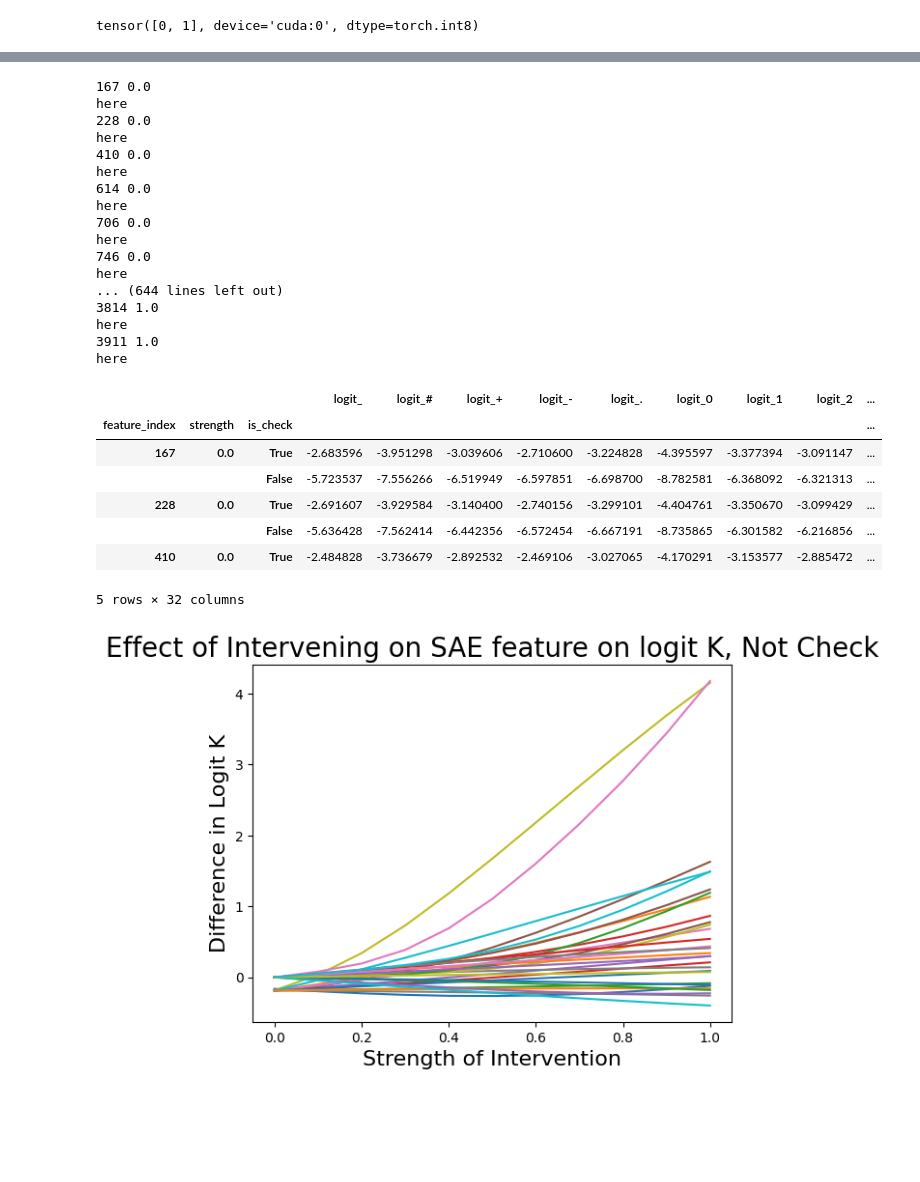
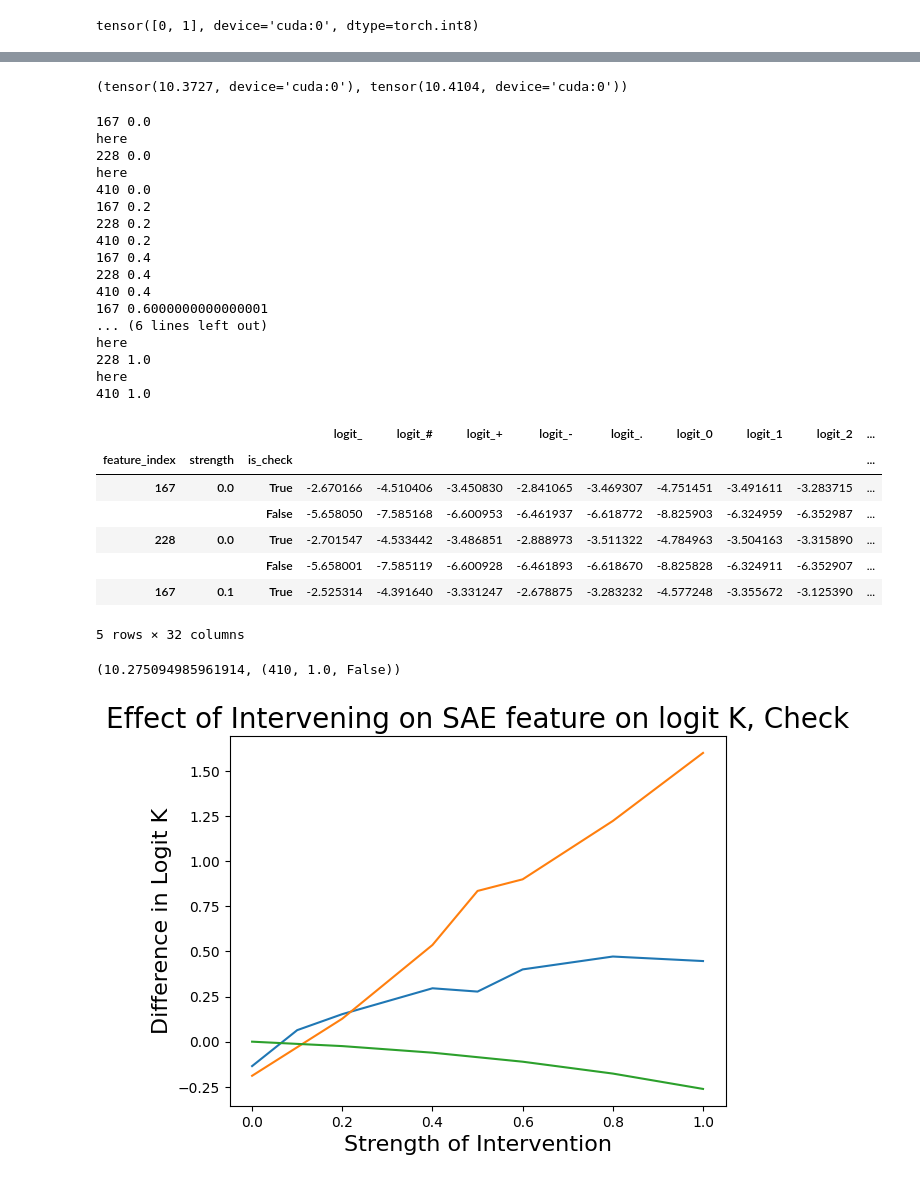
Before and after one commit to jkutaso/chessgpt_sae, a Jupyter notebook: logit_attribution.ipynb, the cells around one changed output, grey strips where cells are left out. Saved outputs shown, nothing was run; the diff lists cells and outputs as text; code cells hidden in the pictures; blank space fills up the shorter version.

Commit message:
Recreating some plots

```diff
--- a/logit_attribution.ipynb
+++ b/logit_attribution.ipynb
@@ -188,7 +188,7 @@ def get_intervened_logits(feature_list, strength):
 
     return averaged_intervened_logits_check, averaged_intervened_logits_not_check
 # %%
-example_strength = 0.3
+example_strength = 0.0
 averaged_baseline_logits_check, averaged_baseline_logits_not_check = get_baseline_logits()
 averaged_intervened_logits_check, averaged_intervened_logits_not_check = get_intervened_logits(features_for_check_state, example_strength)
 averaged_diff_logits_check = averaged_intervened_logits_check - averaged_baseline_logits_check
@@ -229,3 +229,7 @@ plt.show()
+# %%
+averaged_intervened_logits_check[meta['stoi']['K']], averaged_baseline_logits_check[meta['stoi']['K']]
+# %% [output]
+(tensor(10.3727, device='cuda:0'), tensor(10.4104, device='cuda:0'))
 # %%
 # Let's try to sweep over different strengths and perhaps separate out different features
 intervened_dict_path = 'data/averaged_intervened_logits_dict.pt'
@@ -235,7 +239,7 @@ if os.path.exists(intervened_dict_path):
 else:
     averaged_intervened_logits_dict = {}
 
-for strength in np.linspace(0, 1, 11):
+for strength in np.linspace(0, 1, 6):
     for feature_index in features_for_check_state:
         feature_index = feature_index.item()
         print(feature_index, strength)
@@ -243,6 +247,7 @@ for strength in np.linspace(0, 1, 11):
             print('here')
             continue
         averaged_intervened_logits_check, averaged_intervened_logits_not_check = get_intervened_logits([feature_index], strength)
+
         t.cuda.empty_cache()
         averaged_intervened_logits_dict[(feature_index, strength, True)] = averaged_intervened_logits_check
         averaged_intervened_logits_dict[(feature_index, strength, False)] = averaged_intervened_logits_not_check
@@ -254,18 +259,18 @@ here
 228 0.0
 here
 410 0.0
+167 0.2
+228 0.2
+410 0.2
+167 0.4
+228 0.4
+410 0.4
+167 0.6000000000000001
+... (6 lines left out)
 here
-614 0.0
+228 1.0
 here
-706 0.0
-here
-746 0.0
-here
-... (644 lines left out)
-3814 1.0
-here
-3911 1.0
-here
+410 1.0
 # %%
 intervened_df = pd.DataFrame()
 for key, value in averaged_intervened_logits_dict.items():
@@ -279,30 +284,34 @@ intervened_df.head()
 # %% [output]
 |  |  |  | logit_ | logit_# | logit_+ | logit_- | logit_. | logit_0 | logit_1 | logit_2 | ... |
 | feature_index | strength | is_check |  |  |  |  |  |  |  |  | ... |
-| 167 | 0.0 | True | -2.683596 | -3.951298 | -3.039606 | -2.710600 | -3.224828 | -4.395597 | -3.377394 | -3.091147 | ... |
-|  |  | False | -5.723537 | -7.556266 | -6.519949 | -6.597851 | -6.698700 | -8.782581 | -6.368092 | -6.321313 | ... |
-| 228 | 0.0 | True | -2.691607 | -3.929584 | -3.140400 | -2.740156 | -3.299101 | -4.404761 | -3.350670 | -3.099429 | ... |
-|  |  | False | -5.636428 | -7.562414 | -6.442356 | -6.572454 | -6.667191 | -8.735865 | -6.301582 | -6.216856 | ... |
-| 410 | 0.0 | True | -2.484828 | -3.736679 | -2.892532 | -2.469106 | -3.027065 | -4.170291 | -3.153577 | -2.885472 | ... |
+| 167 | 0.0 | True | -2.670166 | -4.510406 | -3.450830 | -2.841065 | -3.469307 | -4.751451 | -3.491611 | -3.283715 | ... |
+|  |  | False | -5.658050 | -7.585168 | -6.600953 | -6.461937 | -6.618772 | -8.825903 | -6.324959 | -6.352987 | ... |
+| 228 | 0.0 | True | -2.701547 | -4.533442 | -3.486851 | -2.888973 | -3.511322 | -4.784963 | -3.504163 | -3.315890 | ... |
+|  |  | False | -5.658001 | -7.585119 | -6.600928 | -6.461893 | -6.618670 | -8.825828 | -6.324911 | -6.352907 | ... |
+| 167 | 0.1 | True | -2.525314 | -4.391640 | -3.331247 | -2.678875 | -3.283232 | -4.577248 | -3.355672 | -3.125390 | ... |
 5 rows × 32 columns
+# %%
+intervened_df.loc[(167, 0, True)].logit_K, key
+# %% [output]
+(10.275094985961914, (410, 1.0, False))
 # %%
-use_only_check = False
+use_only_check = True
 if use_only_check:
     filtered_df = intervened_df[intervened_df.index.get_level_values('is_check')]
     diff_df = filtered_df - averaged_baseline_logits_check.cpu().numpy()
 else:
     filtered_df = intervened_df[intervened_df.index.get_level_values('is_check') == False]
     diff_df = filtered_df - averaged_baseline_logits_not_check.cpu().numpy()
 for feature in diff_df.index.get_level_values('feature_index').unique():
-    sub_df = diff_df.loc[feature]
+    sub_df = diff_df.loc[feature].sort_values('strength')
     plt.plot(sub_df.index.get_level_values('strength'), sub_df['logit_K'], label=f'Feature {feature}')
 plt.title(f"Effect of Intervening on SAE feature on logit K, {'Check' if use_only_check else 'Not Check'}", fontsize=20)
 plt.xlabel("Strength of Intervention", fontsize=16)
 plt.ylabel("Difference in Logit K", fontsize=16)
 plt.savefig(f'plots/logit_diff_K_vs_strength_all_features_{"check" if use_only_check else "not_check"}.png')
 plt.show()
 # %% [output]
-[figure, old version]
+[figure, new version]
 # %%
 intervened_df
 # %% [output]
```
Also changed, not shown: parts of 5 cells of this notebook, 10 other files.
